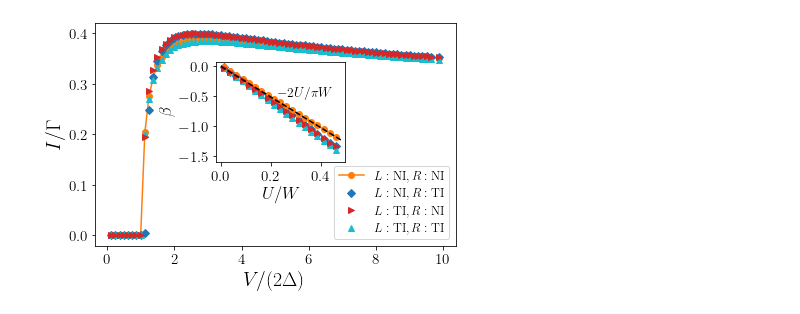
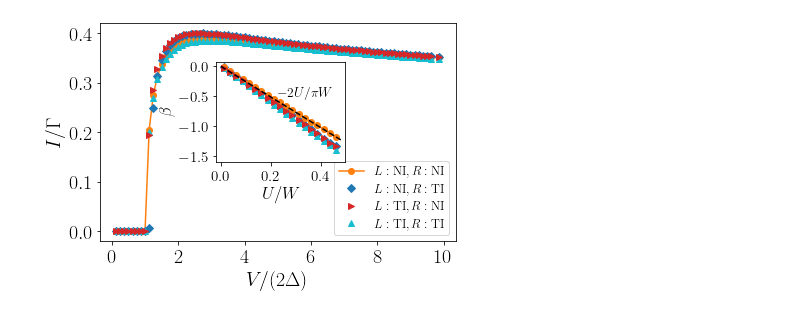
Before and after one commit to yun-yan/linyentin, a Jupyter notebook: current_large_scale_paper_rev.ipynb, the cells around one changed output. Drawn from its saved outputs; the diff is of its cells as text; code cells hidden in the pictures.

```diff
--- a/current_large_scale_paper_rev.ipynb
+++ b/current_large_scale_paper_rev.ipynb
@@ -116,8 +116,8 @@ fig,ax=plt.subplots()
 rc('font', **{'family': 'serif', 'serif': ['Computer Modern']})
 rc('text', usetex=True)
 
-plt.xticks(fontsize=15)
-plt.yticks(fontsize=15)
+plt.xticks(fontsize=20)
+plt.yticks(fontsize=20)
 #plt.xlim([99,106])
 my_y_ticks = [0.0,0.1,0.2,0.3,0.4]
 plt.yticks(my_y_ticks)
@@ -153,31 +153,31 @@ plt.ylim([-1.6,0.08])
 #plt.ylim([3e4,1e9])
 #plt.ylim([1e-1,1e5])
 my_y_ticks = [0.0,-0.5,-1.0,-1.5]
 plt.yticks(my_y_ticks)
 my_x_ticks = [0.0,0.2,0.4]
 plt.xticks(my_x_ticks)
 
 plt.plot(u_list[1:-1:2],exponent_TITI_list[1:-1:2],'o-' ,color='tab:orange',label=r"$L: \mbox{TI}, R: \mbox{TI}$",zorder=-3)#
 plt.plot(u_list[1:-1:2],exponent_NITI_list[1:-1:2],'D' ,color='tab:blue',label=r"$L: \mbox{NI}, R: \mbox{TI}$",zorder=-4)#
 
 plt.plot(u_list[1:-1:2],exponent_TINI_list[1:-1:2],'>' ,color='tab:red',label=r"$L: \mbox{TI}, R: \mbox{NI}$",zorder=-3)#
 plt.plot(u_list[1:-1:2],exponent_NINI_list[1:-1:2],'^' ,color='tab:cyan',label=r"$L: \mbox{NI}, R: \mbox{NI}$",zorder=-4)#
 
 plt.plot(u_list,exponent_analytic_list,'--' ,color='k',label=r"$-4U/D\pi$",zorder=4)#
 
 ax2.text(0.23, -0.5,'$-2U/\pi W $',fontsize=13.5,zorder=5)
 
 #plt.legend(loc='best',fontsize=12)
 #plt.xlabel(r'$\Delta t$',fontsize=20)
 #plt.ylabel(r'$\Delta^{HF,\Lambda}/\Delta$',fontsize=20)
 plt.ylabel(r'$\beta$',fontsize=17)
 plt.xlabel(r'$U/W$',fontsize=17)
 plt.tight_layout()
 
 plt.savefig('plot/current_frg_large.png',format='png',dpi=300)
 #plt.savefig('plot/current_SSH_d=%g.png'%(d),format='png',dpi=300)
 
 #plt.savefig('plot/IRLM_RGflow_tau_SSH_gap=0.0015.pdf',format='pdf',dpi=300)
 plt.show()
 # %% [output]
-[figure, old version]
+[figure, new version]
```
Also changed, not shown: 6 other files.
